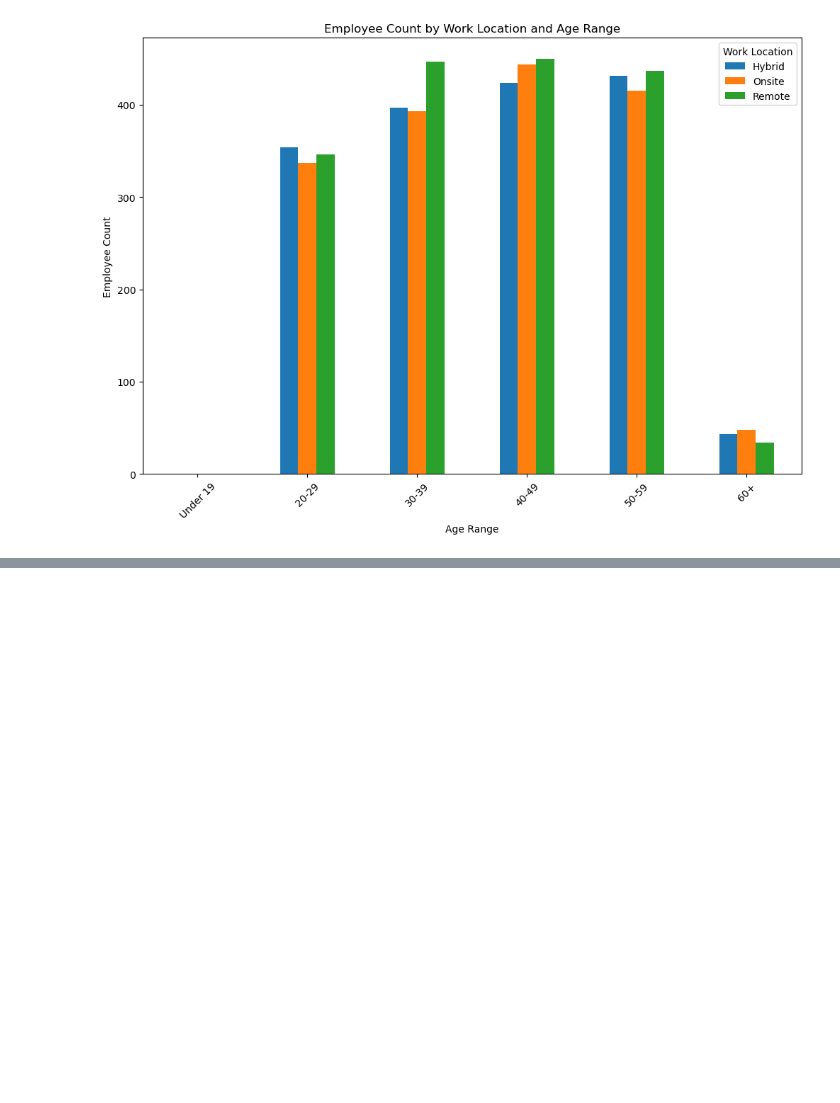
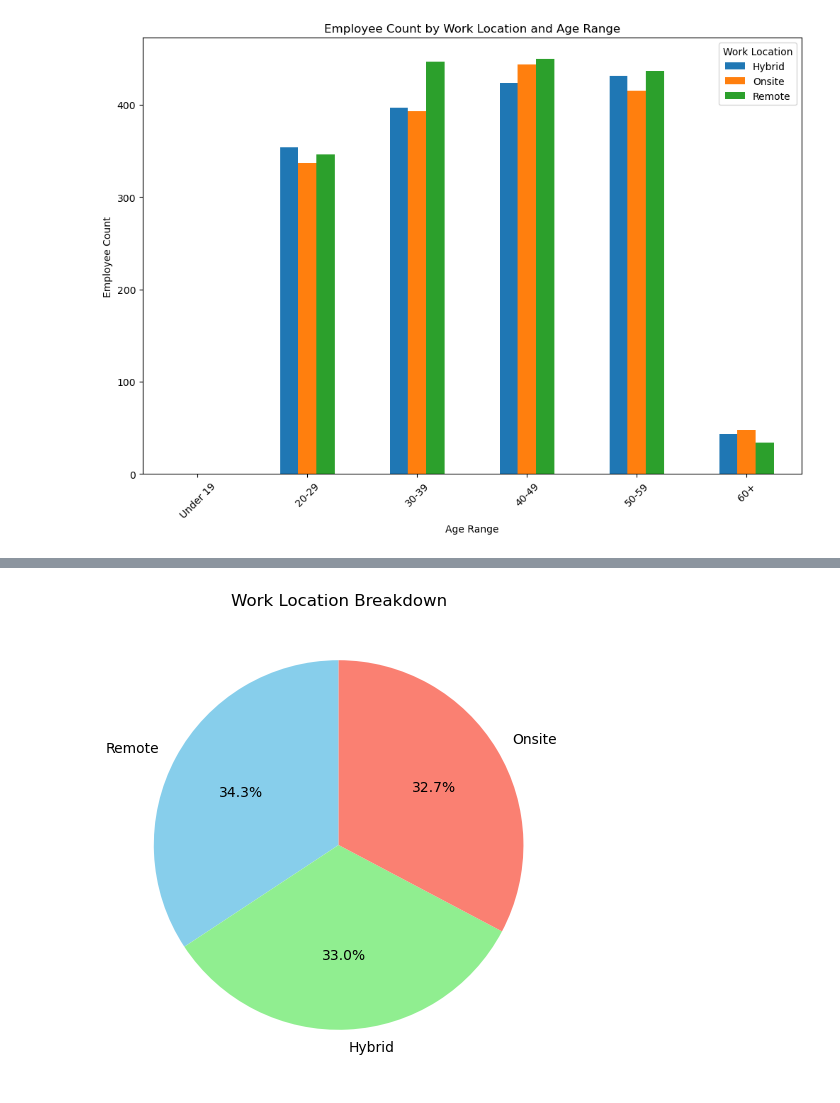
Before and after one commit to wdrossii/Project_1, a Jupyter notebook: Resources/Project_1.ipynb, the cells around one changed output, grey strips where cells are left out. Cells and saved outputs as stored; diff of their text form; code cells hidden in the pictures; blank space fills up the shorter version.

```diff
--- a/Resources/Project_1.ipynb
+++ b/Resources/Project_1.ipynb
@@ -52,0 +143,15 @@ plt.show()
+# %%
+# Assuming 'df' is your DataFrame and contains a column named 'Work_Location'
+
+# Count the occurrences of each work location
+work_location_counts = df['Work_Location'].value_counts()
+
+
+# Pie chart
+plt.figure(figsize=(8, 6))
+work_location_counts.plot(kind='pie', autopct='%1.1f%%', startangle=90, colors=['skyblue', 'lightgreen', 'salmon'])
+plt.title('Work Location Breakdown')
+plt.ylabel('')  # Remove y-label for cleaner look in pie chart
+plt.show()
+# %% [output]
+[figure, added]
```
Also changed, not shown: parts of 10 cells of this notebook.
